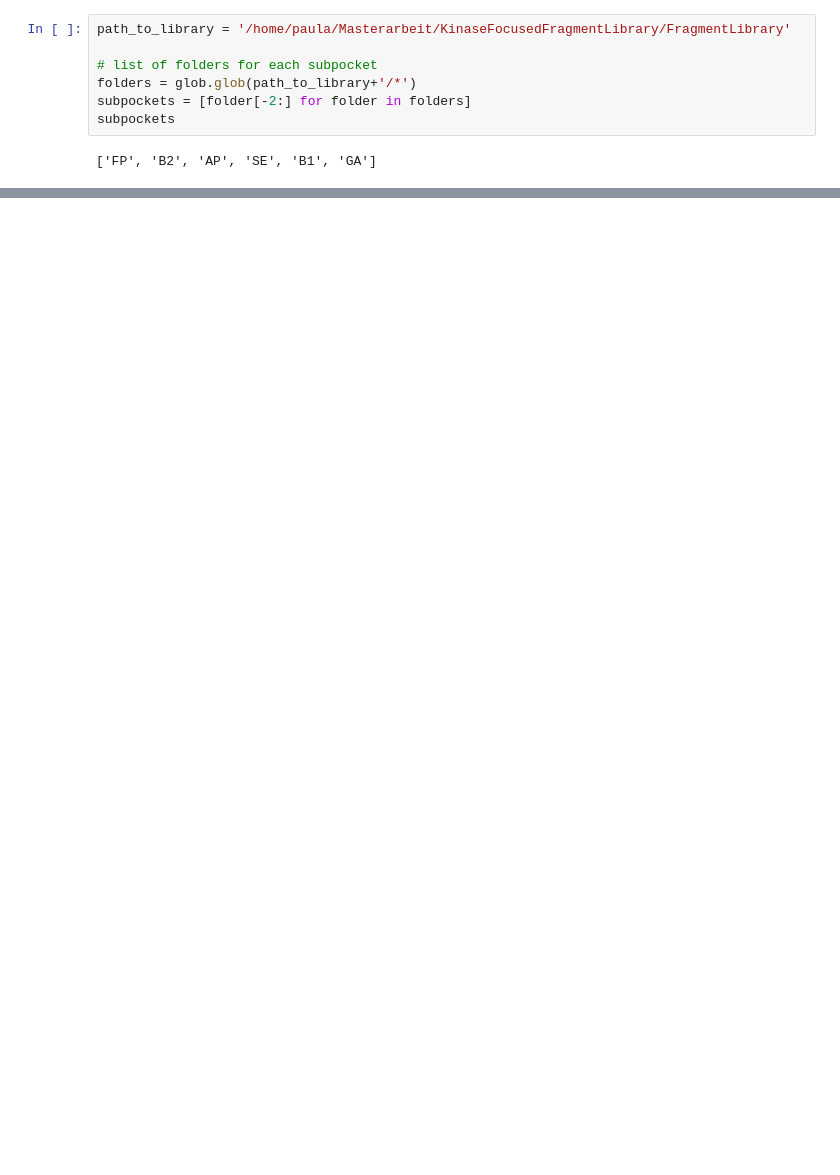
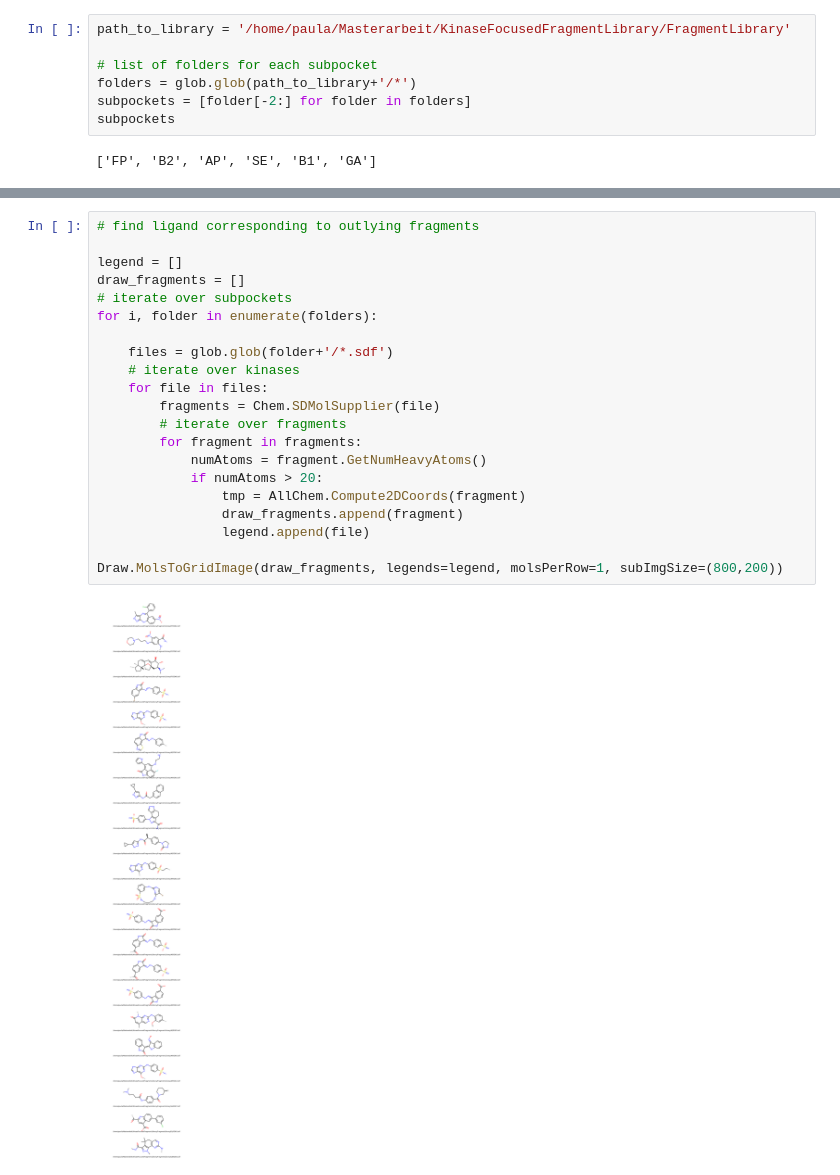
Before and after one commit to volkamerlab/KinaseFocusedFragmentLibrary, a Jupyter notebook: analyze_results/plots.ipynb, the cells around one changed output, grey strips where cells are left out. Saved outputs shown, nothing was run; the diff lists cells and outputs as text; blank space fills up the shorter version.

```diff
--- a/analyze_results/plots.ipynb
+++ b/analyze_results/plots.ipynb
@@ -46,0 +53,23 @@ for i, folder in enumerate(folders):
+# %%
+# find ligand corresponding to outlying fragments
+
+legend = []
+draw_fragments = []
+# iterate over subpockets
+for i, folder in enumerate(folders):
+
+    files = glob.glob(folder+'/*.sdf')
+    # iterate over kinases
+    for file in files:
+        fragments = Chem.SDMolSupplier(file)
+        # iterate over fragments
+        for fragment in fragments:
+            numAtoms = fragment.GetNumHeavyAtoms()
+            if numAtoms > 20:
+                tmp = AllChem.Compute2DCoords(fragment)
+                draw_fragments.append(fragment)
+                legend.append(file)
+
+Draw.MolsToGridImage(draw_fragments, legends=legend, molsPerRow=1, subImgSize=(800,200))
+# %% [output]
+[figure, added]
```
Also changed, not shown: parts of 2 cells of this notebook, 4 other files.
